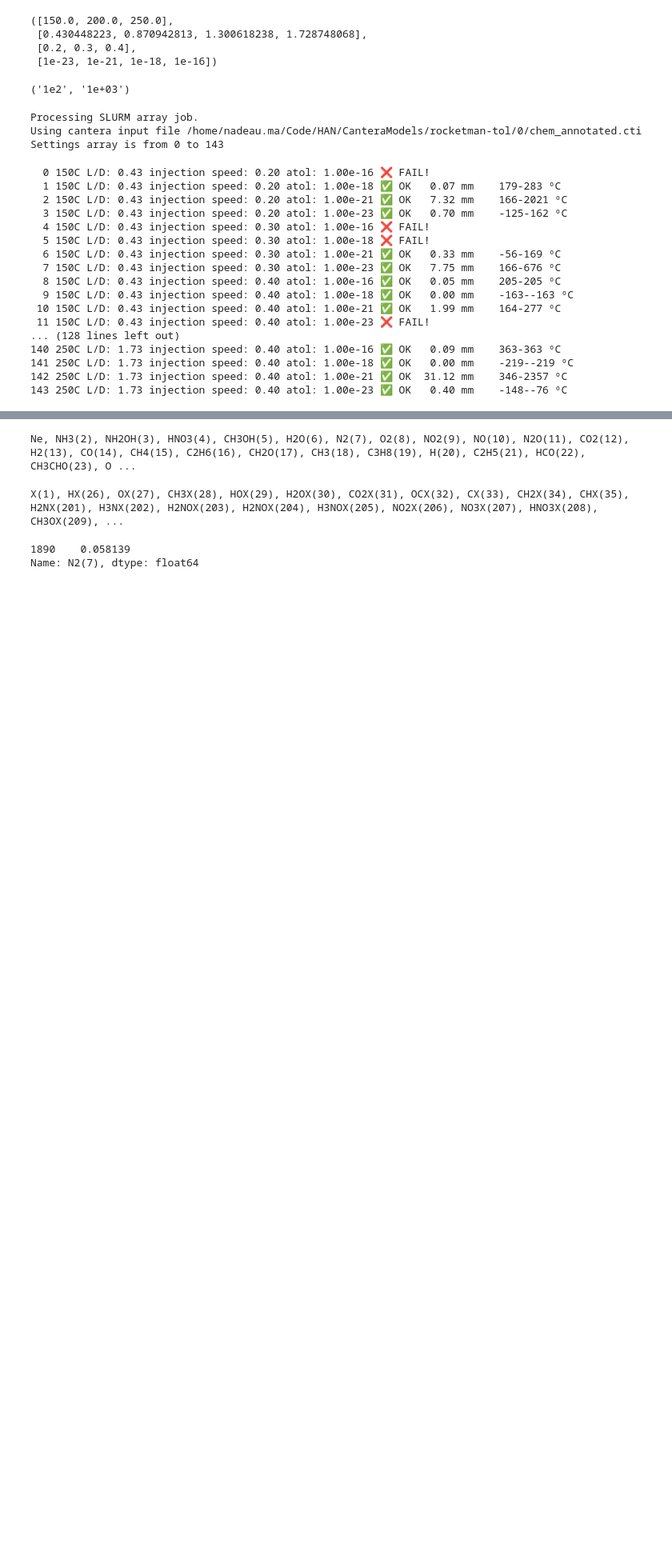
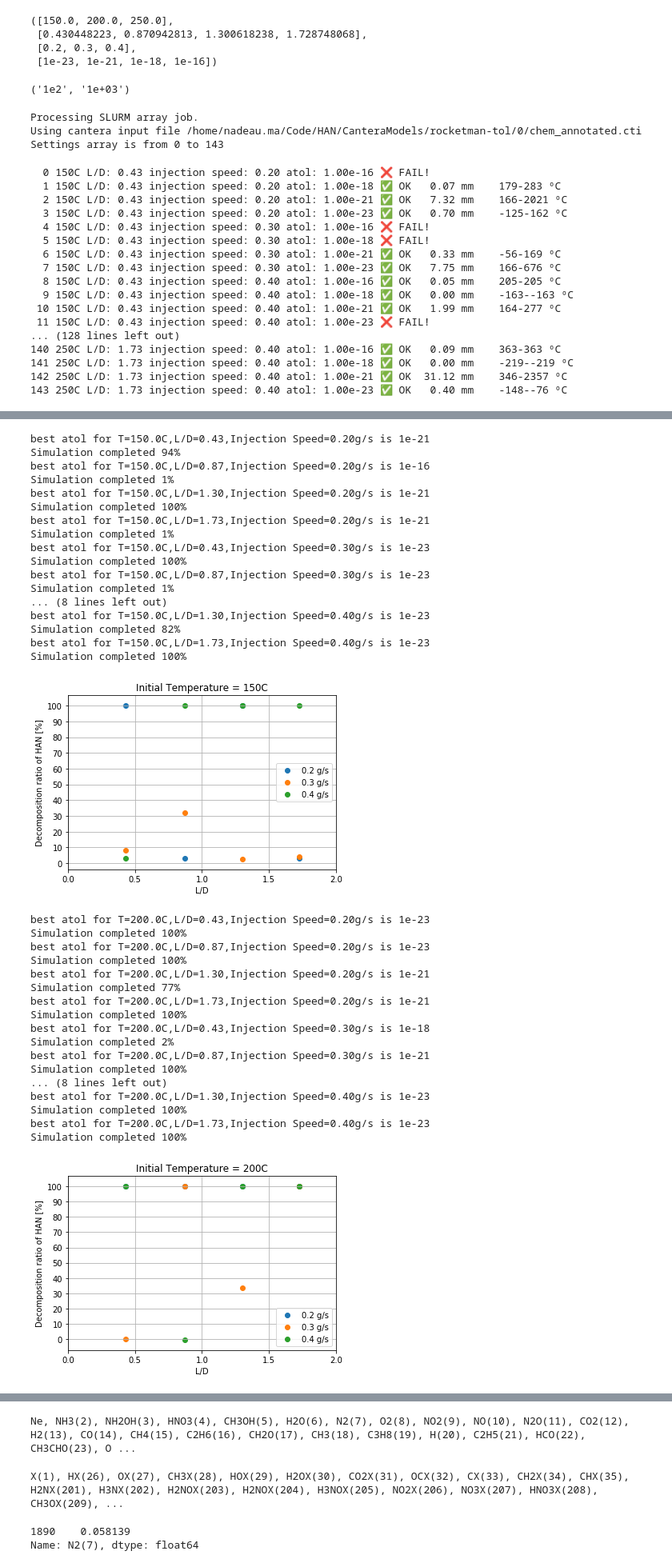
Before and after one commit to ChrisBNEU/HAN, a Jupyter notebook: CanteraModels/rocketman-graph-analyze.ipynb, the cells around one changed output, grey strips where cells are left out. Shown at 80% size. Cells and saved outputs as stored; diff of their text form; code cells hidden in the pictures; blank space fills up the shorter version.

Commit message:
finished graphs to compare to given thruster experiment data

```diff
--- a/CanteraModels/rocketman-graph-analyze.ipynb
+++ b/CanteraModels/rocketman-graph-analyze.ipynb
@@ -85,0 +106,13 @@ for i,(temp,ld,speed,atol) in enumerate(settings):
+# %%
+def conversions(temperature_c, ld, speed, atol):
+
+    setting_tuple = (temperature_c, ld, speed, atol)
+    data = data_dict[setting_tuple]
+
+    initial = data['NH2OH(3)'].iloc[0] + data['HNO3(4)'].iloc[0]
+    final = data['NH2OH(3)'].iloc[-1] + data['HNO3(4)'].iloc[-1]
+
+    han = (initial-final)/initial
+
+    methanol = (data['CH3OH(5)'].iloc[0]-data['CH3OH(5)'].iloc[-1])/data['CH3OH(5)'].iloc[0]
+    return han, methanol
@@ -106,0 +157,63 @@ def final_comps(temperature_c, ld, speed, atol):
+# %%
+#make , for each T, 3 arrays of ratios (one for each injection speed)
+ratios = []
+for temp in temperature_c_options:
+    fig=plt.figure() #new fig. for each initial temp
+    ax=fig.add_subplot()
+    for speed in injection_speed_options:
+        for ld in L_D_options:
+            atol = best_atol(temp,ld,speed)
+            ratio = conversions(temp,ld,speed,atol)[0]*100 #%
+            ratios.append(ratio) #array of conversions for one injection speed at each ld
+        this_label = f"{speed} g/s"
+        ax.scatter(L_D_options, ratios,label=this_label) #plot the scatter on same fig
+        ratios = []
+
+    ax.set_xlabel('L/D')
+    ax.set_ylabel('Decomposition ratio of HAN [%]')
+    plt.xlim(0, 2)
+    plt.xticks(ticks=[0,.5,1,1.5,2])
+    plt.yticks(ticks=np.linspace(0,100,11))
+    plt.grid()
+    ax.set_title(f"Initial Temperature = {temp:.0f}C")
+    plt.legend()
+    filename= f"./report_graphs/1/han_temp_{temp:.0f}"
+    plt.savefig(filename,dpi=200,bbox_inches = "tight")
+    plt.show()
+# %% [output]
+best atol for T=150.0C,L/D=0.43,Injection Speed=0.20g/s is 1e-21
+Simulation completed 94%
+best atol for T=150.0C,L/D=0.87,Injection Speed=0.20g/s is 1e-16
+Simulation completed 1%
+best atol for T=150.0C,L/D=1.30,Injection Speed=0.20g/s is 1e-21
+Simulation completed 100%
+best atol for T=150.0C,L/D=1.73,Injection Speed=0.20g/s is 1e-21
+Simulation completed 1%
+best atol for T=150.0C,L/D=0.43,Injection Speed=0.30g/s is 1e-23
+Simulation completed 100%
+best atol for T=150.0C,L/D=0.87,Injection Speed=0.30g/s is 1e-23
+Simulation completed 1%
+... (8 lines left out)
+best atol for T=150.0C,L/D=1.30,Injection Speed=0.40g/s is 1e-23
+Simulation completed 82%
+best atol for T=150.0C,L/D=1.73,Injection Speed=0.40g/s is 1e-23
+Simulation completed 100%
+[figure, added]
+best atol for T=200.0C,L/D=0.43,Injection Speed=0.20g/s is 1e-23
+Simulation completed 100%
+best atol for T=200.0C,L/D=0.87,Injection Speed=0.20g/s is 1e-23
+Simulation completed 100%
+best atol for T=200.0C,L/D=1.30,Injection Speed=0.20g/s is 1e-21
+Simulation completed 77%
+best atol for T=200.0C,L/D=1.73,Injection Speed=0.20g/s is 1e-21
+Simulation completed 100%
+best atol for T=200.0C,L/D=0.43,Injection Speed=0.30g/s is 1e-18
+Simulation completed 2%
+best atol for T=200.0C,L/D=0.87,Injection Speed=0.30g/s is 1e-21
+Simulation completed 100%
+... (8 lines left out)
+best atol for T=200.0C,L/D=1.30,Injection Speed=0.40g/s is 1e-23
+Simulation completed 100%
+best atol for T=200.0C,L/D=1.73,Injection Speed=0.40g/s is 1e-23
+Simulation completed 100%
+[figure, added]
```
Also changed, not shown: parts of 12 cells of this notebook, 18 other files.
